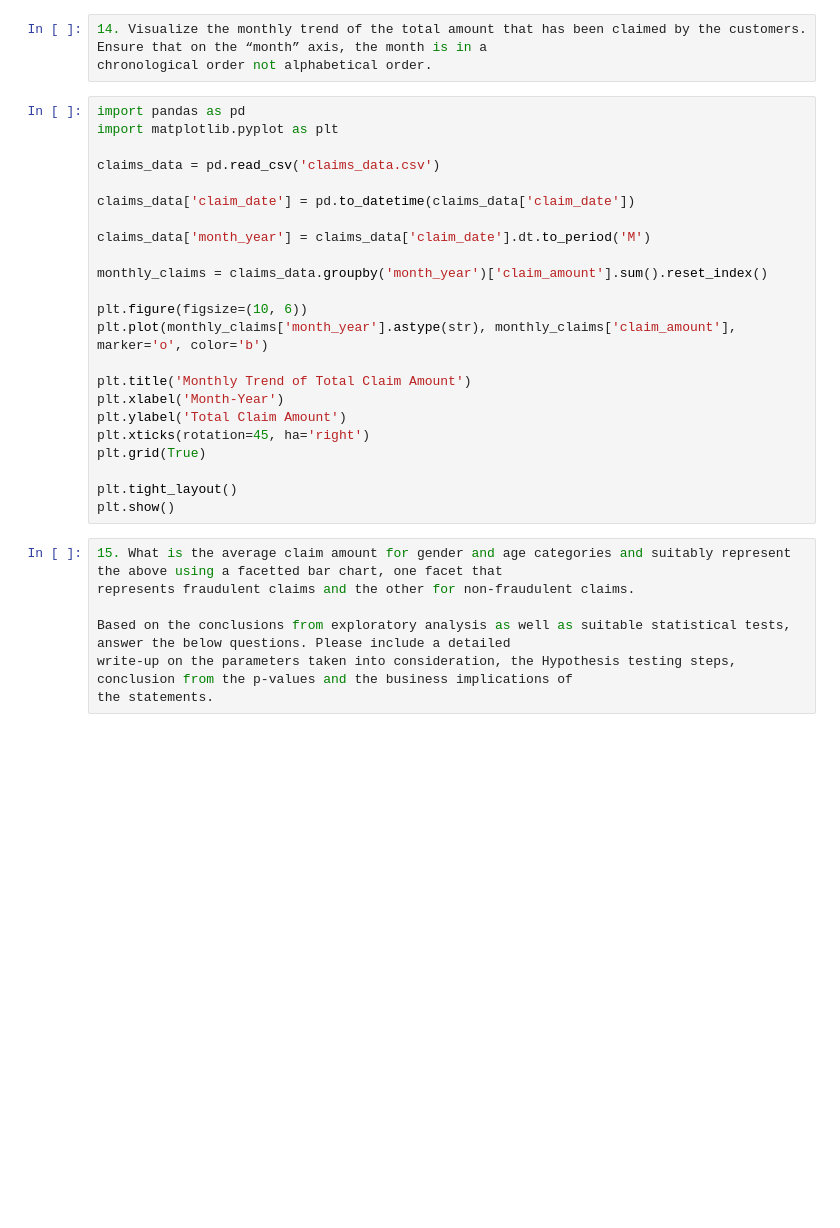
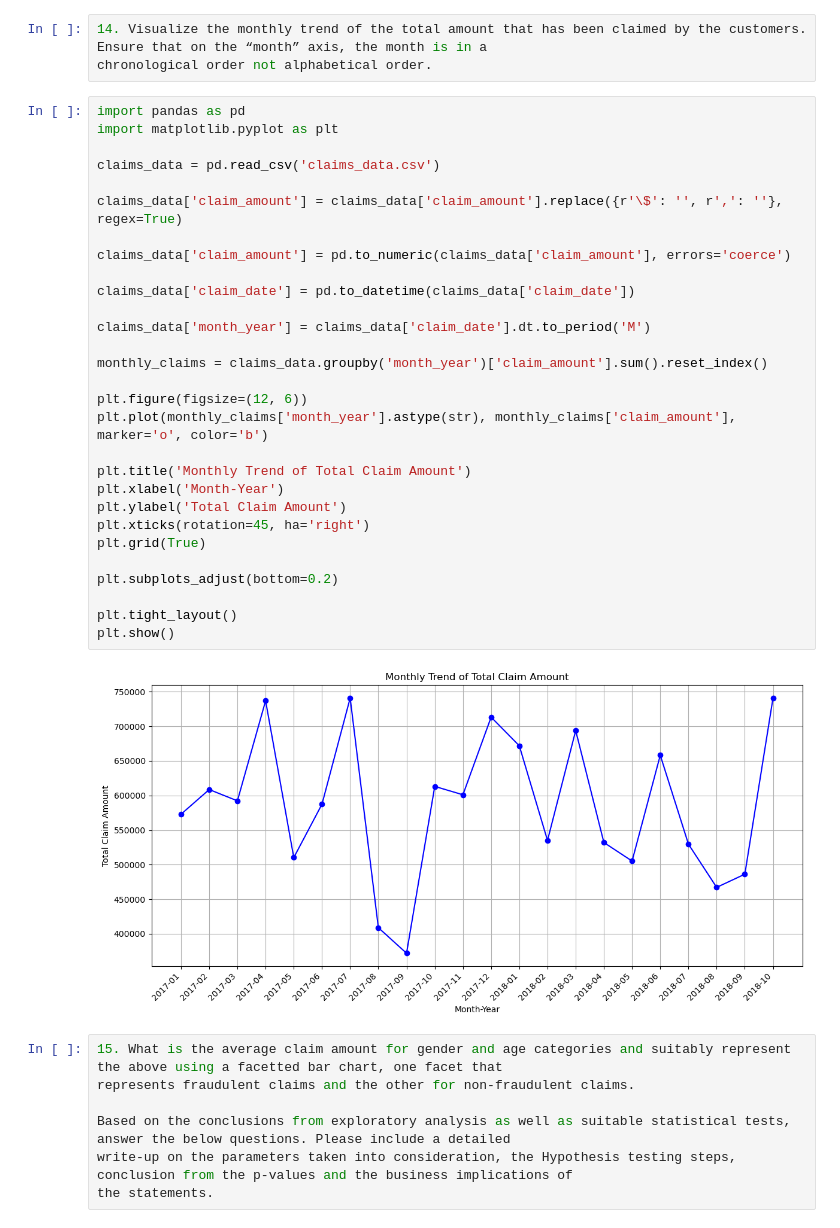
Before and after one commit to Aditya427671/insurance-claims-fraud-detection-python, a Jupyter notebook: INSURANCE CLAIMS FRAUD DETECTION USING PYTHON.ipynb, the cells around one changed output. Cells and saved outputs as stored; diff of their text form; blank space fills up the shorter version.

```diff
--- a/INSURANCE CLAIMS FRAUD DETECTION USING PYTHON.ipynb
+++ b/INSURANCE CLAIMS FRAUD DETECTION USING PYTHON.ipynb
@@ -307,26 +443,34 @@ chronological order not alphabetical order.
 # %%
 import pandas as pd
 import matplotlib.pyplot as plt
 
 claims_data = pd.read_csv('claims_data.csv')
+
+claims_data['claim_amount'] = claims_data['claim_amount'].replace({r'\$': '', r',': ''}, regex=True)
+
+claims_data['claim_amount'] = pd.to_numeric(claims_data['claim_amount'], errors='coerce')
 
 claims_data['claim_date'] = pd.to_datetime(claims_data['claim_date'])
 
 claims_data['month_year'] = claims_data['claim_date'].dt.to_period('M')
 
 monthly_claims = claims_data.groupby('month_year')['claim_amount'].sum().reset_index()
 
-plt.figure(figsize=(10, 6))
+plt.figure(figsize=(12, 6))
 plt.plot(monthly_claims['month_year'].astype(str), monthly_claims['claim_amount'], marker='o', color='b')
 
 plt.title('Monthly Trend of Total Claim Amount')
 plt.xlabel('Month-Year')
 plt.ylabel('Total Claim Amount')
 plt.xticks(rotation=45, ha='right')
 plt.grid(True)
 
+plt.subplots_adjust(bottom=0.2)
+
 plt.tight_layout()
 plt.show()
+# %% [output]
+[figure, added]
 # %%
 15. What is the average claim amount for gender and age categories and suitably represent the above using a facetted bar chart, one facet that
 represents fraudulent claims and the other for non-fraudulent claims.
```
Also changed, not shown: parts of 21 cells of this notebook.
